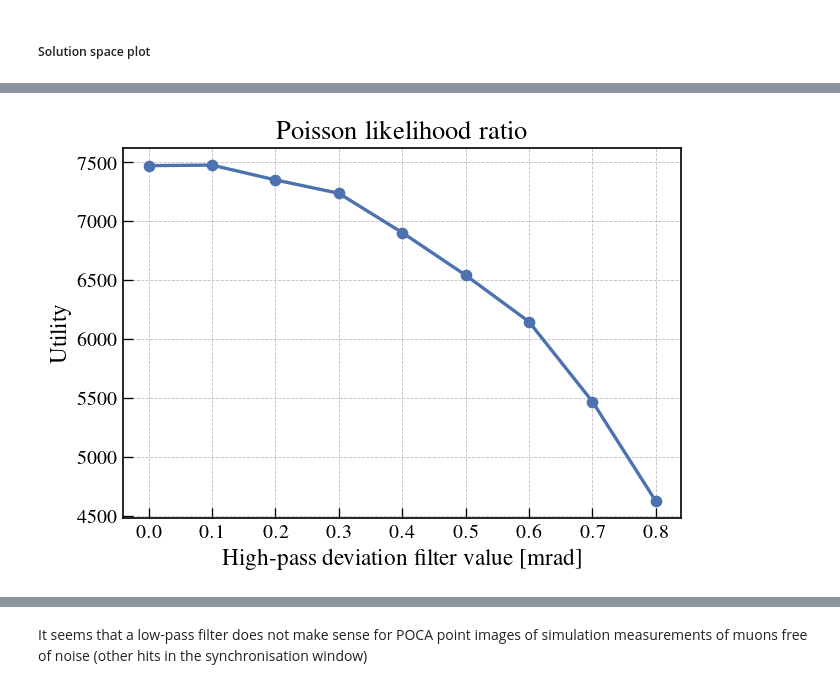
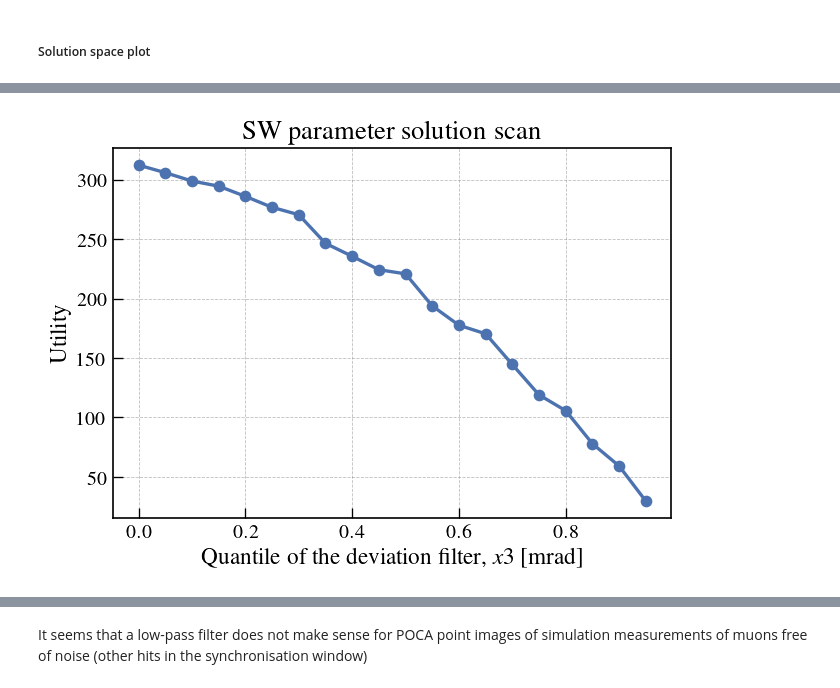
Before and after one commit to MaximeLagrange/muograph, a Jupyter notebook: Analysis.ipynb, the cells around one changed output, grey strips where cells are left out. Cells and saved outputs as stored; diff of their text form; code cells hidden in the pictures.

```diff
--- a/Analysis.ipynb
+++ b/Analysis.ipynb
@@ -2727,9 +2609,9 @@ start = 0.5
 start = 0.25
 n=7.9
 
-by = 0.1
+by = 0.05
 start = 0
-n=9
+n=10*2
 end = start + by*n
 Qs_p1 = torch.arange(start, end, by)
 
@@ -2745,7 +2629,7 @@ tensor([0.0000, 0.1000, 0.2000, 0.3000, 0.4000, 0.5000, 0.6000, 0.7000, 0.8000])
 # i_q1=5
 # Qs_p1[i_q1], Qs_p2[0:Qs_p2.size()[0]-i_q1]
 
-by_q2 = 0.01
+by_q2 = 0.025
 margin = 0.01
 Qs_p2 = torch.arange(1, Qs_p1[0]+margin, -by_q2)
 Qs_p2 = torch.arange(1, 0.97, -by_q2)
@@ -2781,6 +2667,8 @@ tensor([0.0000, 0.0066, 0.0098, 0.0125, 0.0151, 0.0181, 0.0213, 0.0250, 0.0302])
 # %% [markdown]
 ##### Solution space scanning
 # %%
+Us = np.zeros([Qs_p1.size()[0], Qs_p2.size()[0]])
+
 U1s = np.zeros([Qs_p1.size()[0], Qs_p2.size()[0]])
 U2s = np.zeros([Qs_p1.size()[0], Qs_p2.size()[0]])
 U3s = np.zeros([Qs_p1.size()[0], Qs_p2.size()[0]])
@@ -2876,16 +2764,16 @@ for i_q1 in tqdm(range(0, Qs_p1.size()[0])):
         # U2 = Uflux + Ufocus2
 
 
-        print(poca)
+        # print(poca)
 
-        Nt = torch.sum(poca.n_poca_per_vox[Vix_t, :, :][:, Viy_t, :][:, :, Viz_t])
-        Nb = torch.sum(poca.n_poca_per_vox) - Nt
-        # Nb = torch.sum(poca.n_poca_per_vox[Vix_b, :, :][:, Viy_b, :][:, :, Viz_b]) # Not the rest of the voi, but the rest of the volume between detectors in geant4
+        # Nt = torch.sum(poca.n_poca_per_vox[Vix_t, :, :][:, Viy_t, :][:, :, Viz_t])
+        # Nb = torch.sum(poca.n_poca_per_vox) - Nt
+        # # Nb = torch.sum(poca.n_poca_per_vox[Vix_b, :, :][:, Viy_b, :][:, :, Viz_b]) # Not the rest of the voi, but the rest of the volume between detectors in geant4
 
-        U1 = Nt - Nb
-        U2 = poisson_LRT(Nt, Vt, Nb, Vb)
+        # U1 = Nt - Nb
+        # U2 = poisson_LRT(Nt, Vt, Nb, Vb)
 
-        print("Utility = " + str(int(U2)))
+        # print("Utility = " + str(int(U2)))
 
 
         # ##### Path length corrected utility
@@ -2924,9 +2812,9 @@ for i_q1 in tqdm(range(0, Qs_p1.size()[0])):
 
         # L_sel = L[Vix_t, :, :][:, Viy_t, :][:, :, Viz_t]
         # Lt = np.sum(L_sel[np.logical_not(np.isnan(L_sel))])
-        # Lb = np.sum(L[np.logical_not(np.isnan(L))]) - Lt
-        # # L_sel = L[Vix_b, :, :][:, Viy_b, :][:, :, Viz_b]
-        # # Lb = np.sum(L_sel[np.logical_not(np.isnan(L_sel))])
+        # # Lb = np.sum(L[np.logical_not(np.isnan(L))]) - Lt
+        # L_sel = L[Vix_b, :, :][:, Viy_b, :][:, :, Viz_b]
+        # Lb = np.sum(L_sel[np.logical_not(np.isnan(L_sel))])
 
         # # Path corrected poisson likelihood ratio
         # U_pcPLR = poca_LRT(Nt, Lt, Nb, Lb, eps=1e-9)
@@ -2941,11 +2829,15 @@ for i_q1 in tqdm(range(0, Qs_p1.size()[0])):
         # U3 = U_pcPLR
         # U4 = U_CNR
 
+        U = GetUtility(poca, voi)
+
 
         ##### Save utilities, quantiles and parameters
 
-        U1s[i_q1, i_q2] = cp.deepcopy(U1)
-        U2s[i_q1, i_q2] = cp.deepcopy(U2)
+        Us[i_q1, i_q2] = cp.deepcopy(U)
+
+        # U1s[i_q1, i_q2] = cp.deepcopy(U1)
+        # U2s[i_q1, i_q2] = cp.deepcopy(U2)
         # U3s[i_q1, i_q2] = cp.deepcopy(U3)
         # U4s[i_q1, i_q2] = cp.deepcopy(U4)
         q1s[i_q1, i_q2] = cp.deepcopy(q1)
@@ -3009,7 +2895,9 @@ tensor(0.9900)
 # %% [markdown]
 ##### Solution space plot
 # %%
-U = U2s
+# U = U2s
+# U = U3s
+U = Us
 # %%
 resolution
 # %% [output]
@@ -3017,36 +2905,37 @@ resolution
 # %%
 # # plt.plot(p1s*1000, U1s[:, 0])
 # plt.plot(q1s[:, 0], U1s[:, 0], "o-")
 # plt.title("$POCA_{target}$ - $POCA_{background}$")
 # plt.xlabel("High-pass deviation filter value [mrad]")
 # plt.ylabel("Utility")
 # plt.show()
 
 # plt.plot(p1s*1000, U2s[:, 0])
 plt.plot(q1s[:, 0], U[:, 0], "o-")
-plt.xlabel("High-pass deviation filter value [mrad]")
+# plt.xlabel(r"Quantile of the deviation filter value, $\gamma$ [mrad]")
+plt.xlabel(r"Quantile of the deviation filter, $x3$ [mrad]")
 plt.ylabel("Utility")
-plt.title("Poisson likelihood ratio")
+plt.title("SW parameter solution scan")
 plt.savefig(resolution + "Utility_PoissonLikelihoodRatio.png")
 plt.show()
 
 # # plt.plot(p1s*1000, U3s[:, 0])
 # plt.plot(q1s[:, 0], U3s[:, 0], "o-")
 # plt.xlabel("High-pass deviation filter value [mrad]")
 # plt.ylabel("Utility")
 # plt.title("Path corrected poisson likelihood ratio")
 # plt.savefig(resolution + "Utility_PoissonLikelihoodRatio_PathCorrected")
 # plt.show()
 
 # # plt.plot(p1s*1000, U4s[:, 0])
 # plt.plot(q1s[:, 0], U4s[:, 0], "o-")
 # plt.xlabel("Deviation filter value [mrad]")
 # plt.ylabel("Utility")
 # plt.title("Contrast-to-noise ratio")
 # plt.savefig(resolution + "Utility_PoissonLikelihoodRatio_PathCorrected")
 # plt.show()
 # %% [output]
-[figure, old version]
+[figure, new version]
 # %%
 # plt.plot(q2s[0, :], U1s[0, :], "o-")
 # plt.title("$POCA_{target}$ - $POCA_{background}$")
```
Also changed, not shown: parts of 51 cells of this notebook.
